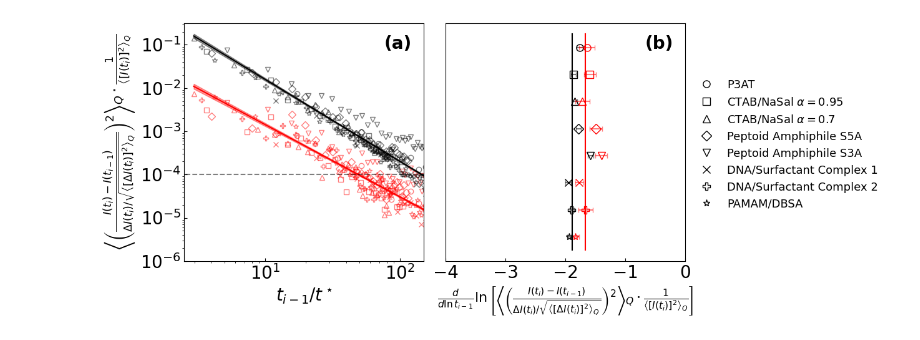
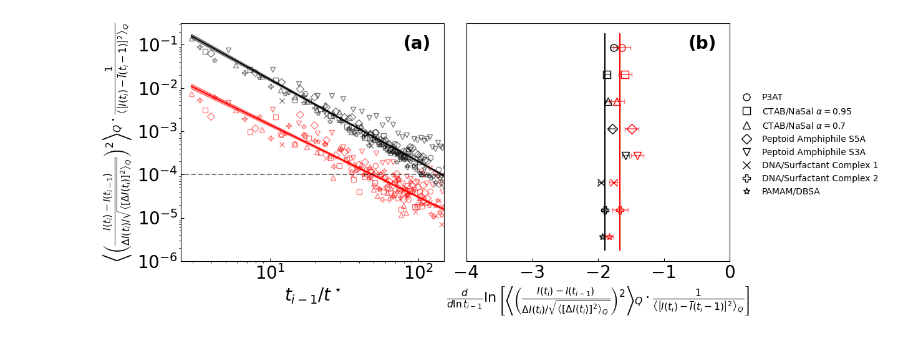
Before and after one commit to ch-tung/MLSR, a Jupyter notebook: Figure_batch_end_measure.ipynb, the cells around one changed output. Saved outputs shown, nothing was run; the diff lists cells and outputs as text; code cells hidden in the pictures.

```diff
--- a/Figure_batch_end_measure.ipynb
+++ b/Figure_batch_end_measure.ipynb
@@ -191,35 +191,35 @@ ax.fill_between(time_normalized_exp_sorted, np.exp(lower_ci), np.exp(upper_ci),
 panel_labels = ['(a)', '(b)']
 
 # plot the fit
 ax.plot(time_normalized_exp_sorted, np.exp(y_pred_exp), color='k', alpha=1)
 ax.plot(time_normalized_exp_sorted, np.exp(y_pred), color='r', alpha=1)
 ax.plot([1,200], [1e-4,1e-4], '--', color='k', alpha=0.5)
 ax.text(0.95, 0.95, panel_labels[0], transform=ax.transAxes, fontsize=20, verticalalignment='top', horizontalalignment='right', fontweight='bold')
 
 ax.set_xlabel(r'$t_{i-1}/t^\star$', fontsize=20)
-ax.set_ylabel(r'$\left\langle \left( \frac{I(t_i) - I(t_{i-1})}{\Delta I(t_i)/\sqrt{\left\langle \left[\Delta I(t_i)\right]^2 \right\rangle_Q}} \right)^2 \right\rangle_Q \cdot \frac{ 1 }{ \left\langle \left[I(t_i)\right]^2 \right\rangle_Q }$',
-              fontsize=18)
+ax.set_ylabel(r'$\left\langle \left( \frac{I(t_i) - I(t_{i-1})}{\Delta I(t_i)/\sqrt{\left\langle \left[\Delta I(t_i)\right]^2 \right\rangle_Q}} \right)^2 \right\rangle_Q \cdot \frac{ 1 }{ \left\langle \left[I(t_i)- \overline{I}(t_i-1)\right]^2 \right\rangle_Q }$',
+              fontsize=16)
 ax.set_xscale('log')
 ax.set_yscale('log')
 ax.tick_params(direction='in', labelsize=20)
 ax.set_xlim([2.5, 150])
 ax.set_yticks([1e-6, 1e-5, 1e-4, 1e-3, 1e-2, 1e-1])
 # ax.legend(frameon=False, loc='center left', bbox_to_anchor=(1.05, 0.5), fontsize=12)
 
 # plot the slope of all data fit
 ax2.plot([A_exp_all[1],A_exp_all[1]], [-0.5,len(filename_list)-0.5], '-', color='k', markersize=10, fillstyle='none', alpha=1)
 ax2.plot([A_all[1],A_all[1]], [0-0.5,len(filename_list)-0.5], '-', color='r', markersize=10, fillstyle='none', alpha=1)
 ax2.text(0.95, 0.95, panel_labels[1], transform=ax2.transAxes, fontsize=20, verticalalignment='top', horizontalalignment='right', fontweight='bold')
 
 ax2.set_xlim([-4,0])
 ax2.set_yticks([], [], fontsize=12)
 # ax2.set_yticklabels(labels_list)
-ax2.set_xlabel(r'$\frac{d}{d \ln t_{i-1}} \ln\left[ \left\langle \left( \frac{I(t_i) - I(t_{i-1})}{\Delta I(t_i)/\sqrt{\left\langle \left[\Delta I(t_i)\right]^2 \right\rangle_Q}} \right)^2 \right\rangle_Q \cdot \frac{ 1 }{ \left\langle \left[I(t_i)\right]^2 \right\rangle_Q } \right] $',
+ax2.set_xlabel(r'$\frac{d}{d \ln t_{i-1}} \ln\left[ \left\langle \left( \frac{I(t_i) - I(t_{i-1})}{\Delta I(t_i)/\sqrt{\left\langle \left[\Delta I(t_i)\right]^2 \right\rangle_Q}} \right)^2 \right\rangle_Q \cdot \frac{ 1 }{ \left\langle \left[I(t_i) - \overline{I}(t_i-1)\right]^2 \right\rangle_Q } \right] $',
                fontsize=16)
 ax2.tick_params(direction='in', labelsize=20)
 ax2.tick_params(axis='y', labelsize=12)
-ax2.legend(frameon=False, loc='center left', bbox_to_anchor=(1.0, 0.49), fontsize=13)
+ax2.legend(frameon=False, loc='center left', bbox_to_anchor=(1.0, 0.49), fontsize=10)
 
 plt.tight_layout()
 # %% [output]
-[figure, old version]
+[figure, new version]
```
Also changed, not shown: 1 other file.
